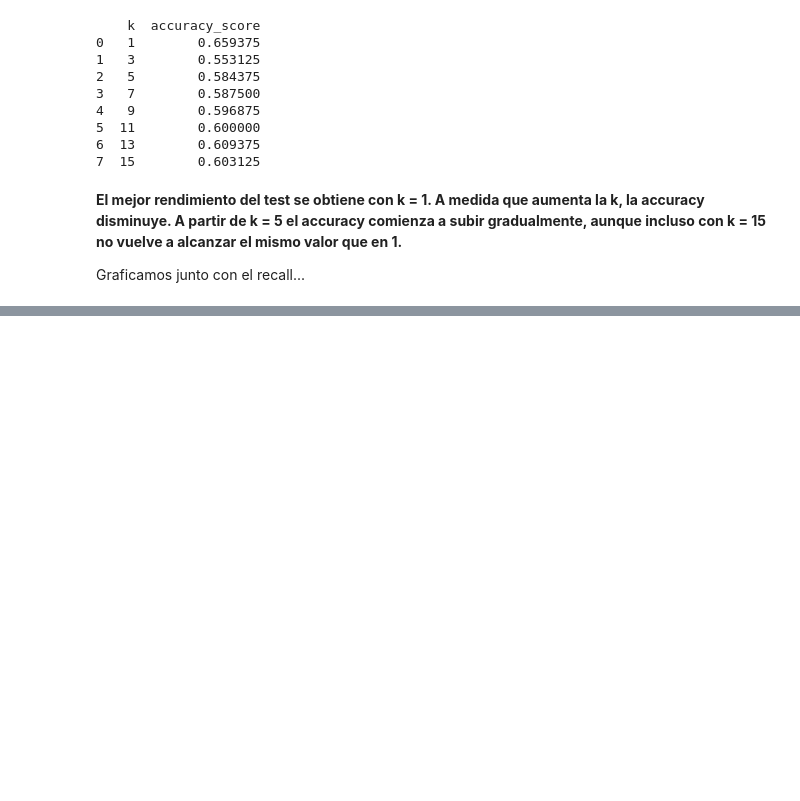
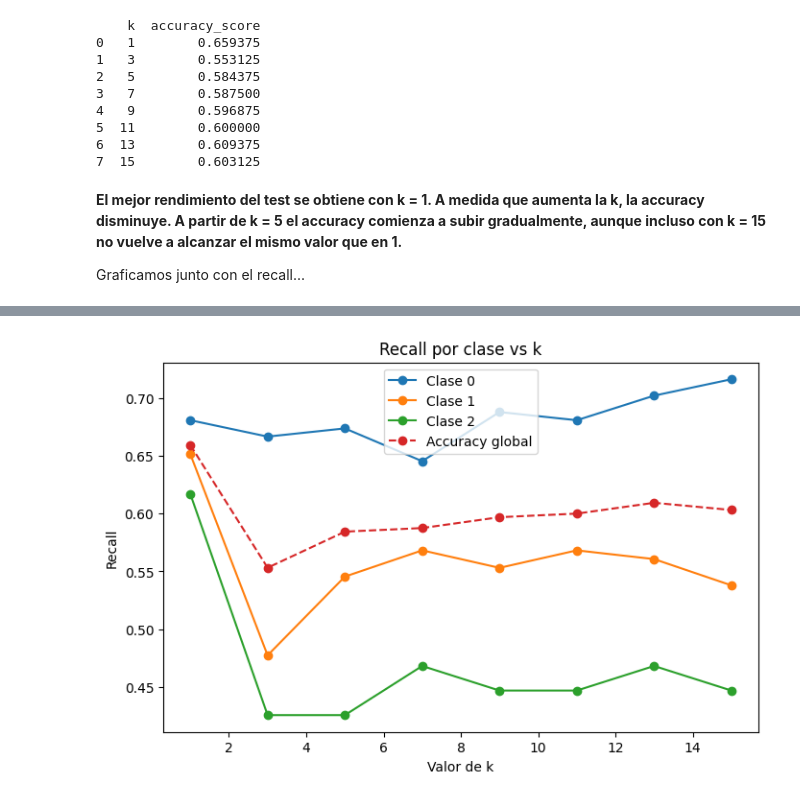
Before and after one commit to 4GeeksAcademy/ekbalam11-machine-learning, a Jupyter notebook: src/08-k-nearest-neighbours-winequality-red.ipynb, the cells around one changed output, grey strips where cells are left out. Drawn from its saved outputs; the diff is of its cells as text; code cells hidden in the pictures; blank space fills up the shorter version.

```diff
--- a/src/08-k-nearest-neighbours-winequality-red.ipynb
+++ b/src/08-k-nearest-neighbours-winequality-red.ipynb
@@ -345,0 +306,18 @@ plt.show()
+# %%
+recall_0 = results_df["classification_report"].apply(lambda x: x["0"]["recall"])
+recall_1 = results_df["classification_report"].apply(lambda x: x["1"]["recall"])
+recall_2 = results_df["classification_report"].apply(lambda x: x["2"]["recall"])
+
+plt.figure(figsize=(8,5))
+plt.plot(results_df["k"], recall_0, marker="o", label="Clase 0")
+plt.plot(results_df["k"], recall_1, marker="o", label="Clase 1")
+plt.plot(results_df["k"], recall_2, marker="o", label="Clase 2")
+plt.plot(results_df["k"], results_df["accuracy_score"], marker="o", linestyle="--", label="Accuracy global")
+
+plt.xlabel("Valor de k")
+plt.ylabel("Recall")
+plt.title("Recall por clase vs k")
+plt.legend()
+plt.show()
+# %% [output]
+[figure, added]
```
Also changed, not shown: parts of 7 cells of this notebook, 1 other file.
